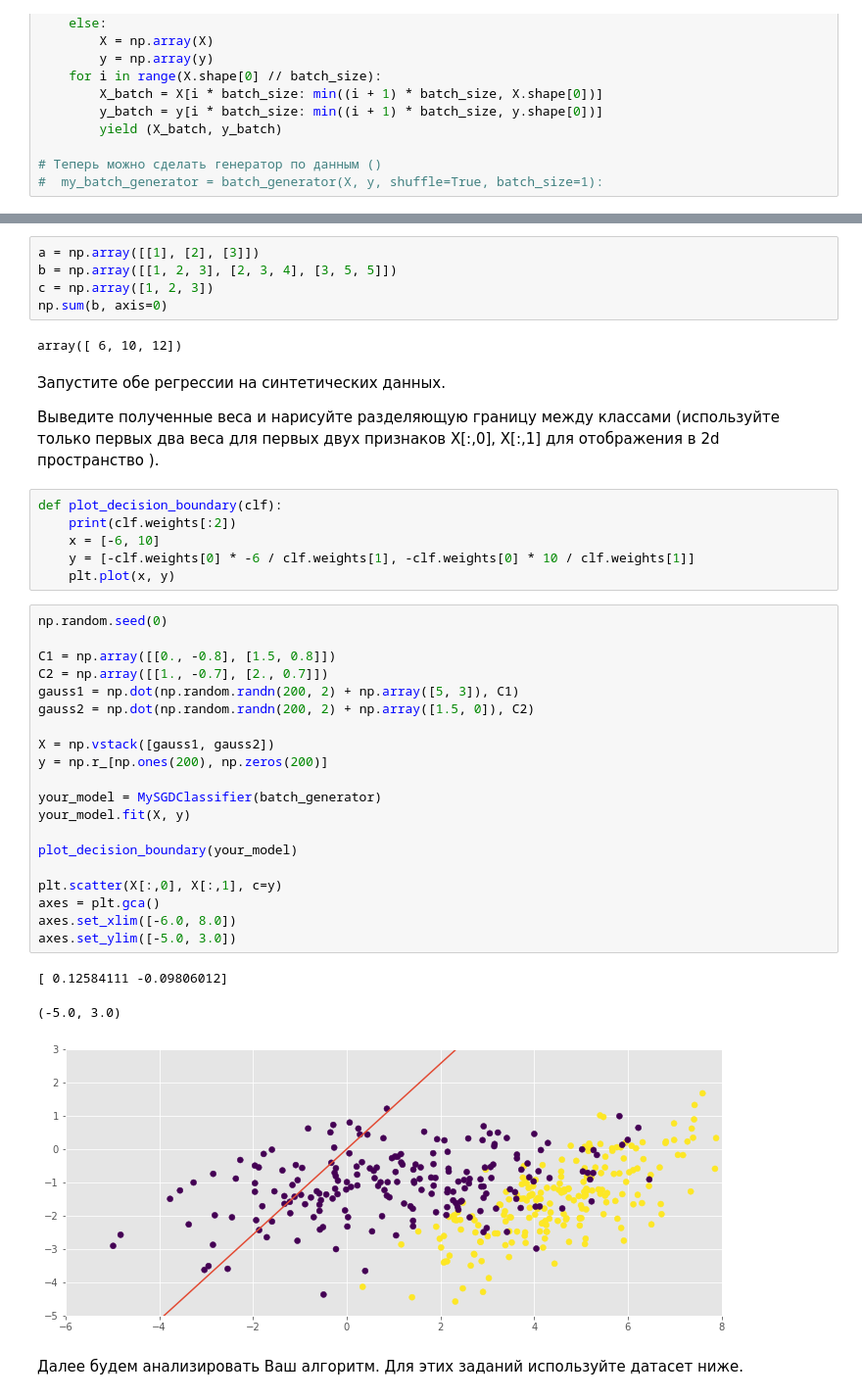
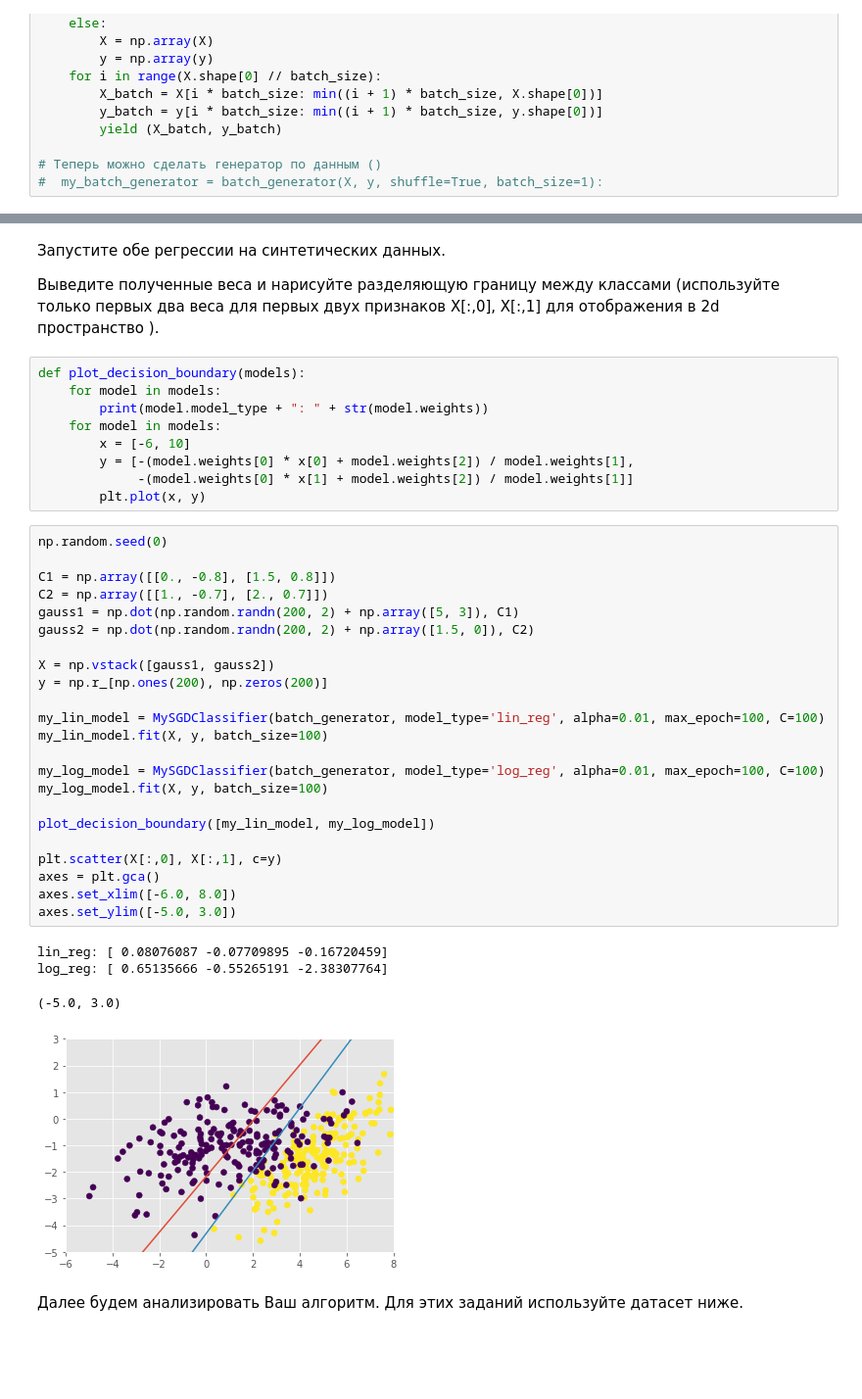
Before and after one commit to SVasi1yev/technosphere-term_01, a Jupyter notebook: ML_Algorithms/HW_02/SVasilyev_HW_02.ipynb, the cells around one changed output, grey strips where cells are left out. Shown: that part at 98% size. Saved outputs shown, nothing was run; the diff lists cells and outputs as text; blank space fills up the shorter version.

```diff
--- a/ML_Algorithms/HW_02/SVasilyev_HW_02.ipynb
+++ b/ML_Algorithms/HW_02/SVasilyev_HW_02.ipynb
@@ -363,48 +358,48 @@ class MySGDClassifier(BaseEstimator, ClassifierMixin):
 
 
         return y_hat
-# %%
-a = np.array([[1], [2], [3]])
-b = np.array([[1, 2, 3], [2, 3, 4], [3, 5, 5]])
-c = np.array([1, 2, 3])
-np.sum(b, axis=0)
-# %% [output]
-array([ 6, 10, 12])
 # %% [markdown]
 Запустите обе регрессии на синтетических данных.
 
 
 Выведите полученные веса и нарисуйте разделяющую границу между классами (используйте только первых два веса для первых двух признаков X[:,0], X[:,1] для отображения в 2d пространство ).
 # %%
-def plot_decision_boundary(clf):
-    print(clf.weights[:2])
-    x = [-6, 10]
-    y = [-clf.weights[0] * -6 / clf.weights[1], -clf.weights[0] * 10 / clf.weights[1]]
-    plt.plot(x, y)
+def plot_decision_boundary(models):
+    for model in models:
+        print(model.model_type + ": " + str(model.weights))
+    for model in models:
+        x = [-6, 10]
+        y = [-(model.weights[0] * x[0] + model.weights[2]) / model.weights[1],
+             -(model.weights[0] * x[1] + model.weights[2]) / model.weights[1]]
+        plt.plot(x, y)
 # %%
 np.random.seed(0)
 
 C1 = np.array([[0., -0.8], [1.5, 0.8]])
 C2 = np.array([[1., -0.7], [2., 0.7]])
 gauss1 = np.dot(np.random.randn(200, 2) + np.array([5, 3]), C1)
 gauss2 = np.dot(np.random.randn(200, 2) + np.array([1.5, 0]), C2)
 
 X = np.vstack([gauss1, gauss2])
 y = np.r_[np.ones(200), np.zeros(200)]
 
-your_model = MySGDClassifier(batch_generator)
-your_model.fit(X, y)
+my_lin_model = MySGDClassifier(batch_generator, model_type='lin_reg', alpha=0.01, max_epoch=100, C=100)
+my_lin_model.fit(X, y, batch_size=100)
 
-plot_decision_boundary(your_model)
+my_log_model = MySGDClassifier(batch_generator, model_type='log_reg', alpha=0.01, max_epoch=100, C=100)
+my_log_model.fit(X, y, batch_size=100)
+
+plot_decision_boundary([my_lin_model, my_log_model])
 
 plt.scatter(X[:,0], X[:,1], c=y)
 axes = plt.gca()
 axes.set_xlim([-6.0, 8.0])
 axes.set_ylim([-5.0, 3.0])
 # %% [output]
-[ 0.12584111 -0.09806012]
+lin_reg: [ 0.08076087 -0.07709895 -0.16720459]
+log_reg: [ 0.65135666 -0.55265191 -2.38307764]
 (-5.0, 3.0)
-[figure, old version]
+[figure, new version]
 # %% [markdown]
 Далее будем анализировать Ваш алгоритм.
 Для этих заданий используйте датасет ниже.
```
Also changed, not shown: parts of 6 cells of this notebook, 5 other files.
